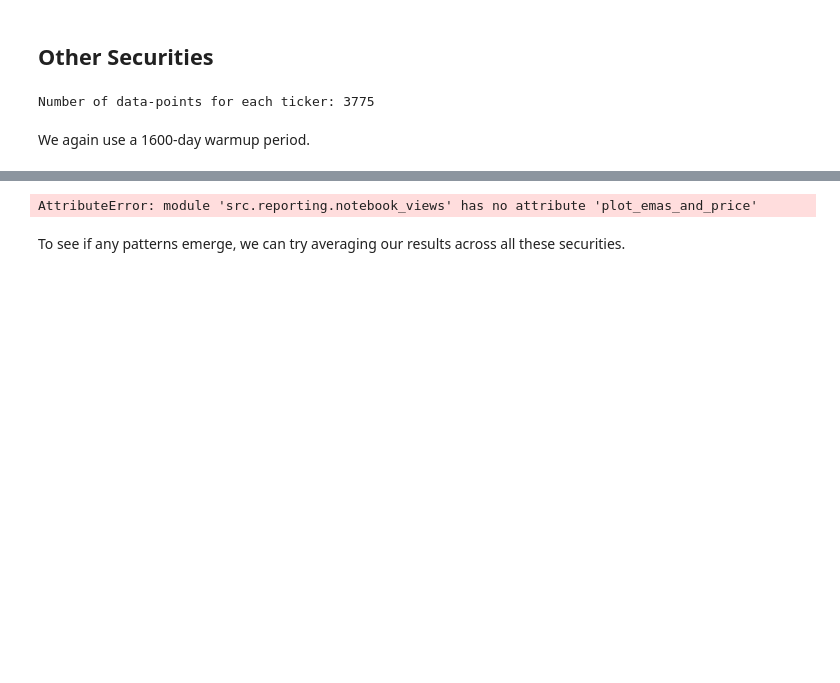
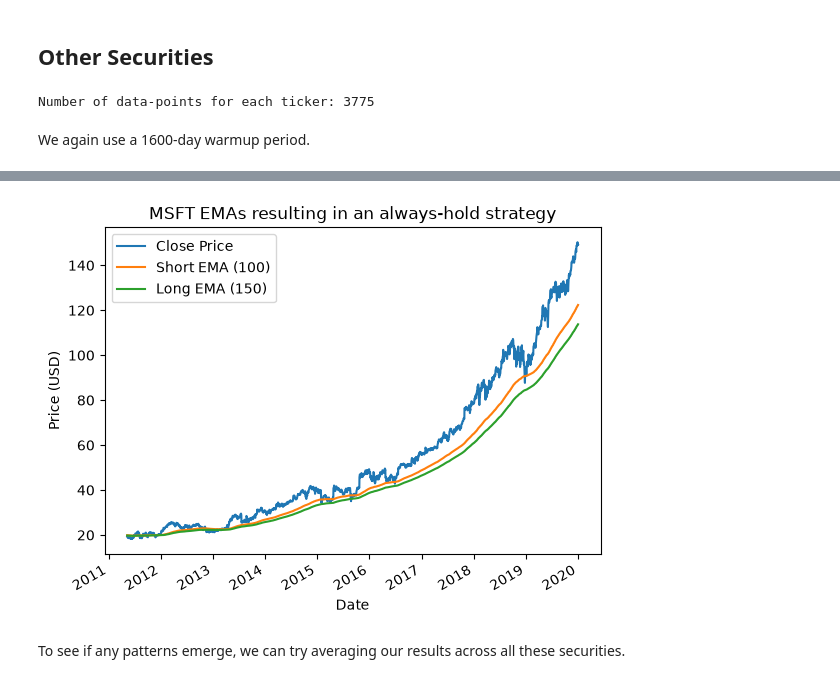
Before and after one commit to charlien74/systematic-trading-research, a Jupyter notebook: notebooks/01_exponential_moving_averages.ipynb, the cells around one changed output, grey strips where cells are left out. Saved outputs shown, nothing was run; the diff lists cells and outputs as text; code cells hidden in the pictures; blank space fills up the shorter version.

```diff
--- a/notebooks/01_exponential_moving_averages.ipynb
+++ b/notebooks/01_exponential_moving_averages.ipynb
@@ -283,16 +294,16 @@ views.create_halflife_heatmaps_multi(ema_grid_results)
 # %%
 warmup_period = 1600
 
 data_df = ticker_test_data['MSFT']
 period = len(data_df) - warmup_period
 
 short_ema = ema.get_ema_series(data_df, period=period, halflife=100)
 long_ema = ema.get_ema_series(data_df, period=period, halflife=150)
 
 views.plot_emas_and_price(data_df, short_ema, long_ema, warmup_period,
-                          title="MSFT Close Price with Short and Long EMAs", short_label="Short EMA (100)", long_label="Long EMA (150)")
+                          title="MSFT EMAs resulting in an always-hold strategy", short_label="Short EMA (100)", long_label="Long EMA (150)")
 # %% [output]
-AttributeError: module 'src.reporting.notebook_views' has no attribute 'plot_emas_and_price'
+[figure, added]
 # %% [markdown]
 To see if any patterns emerge, we can try averaging our results across all these securities.
 # %%
```
Also changed, not shown: parts of 6 cells of this notebook, 2 other files.
